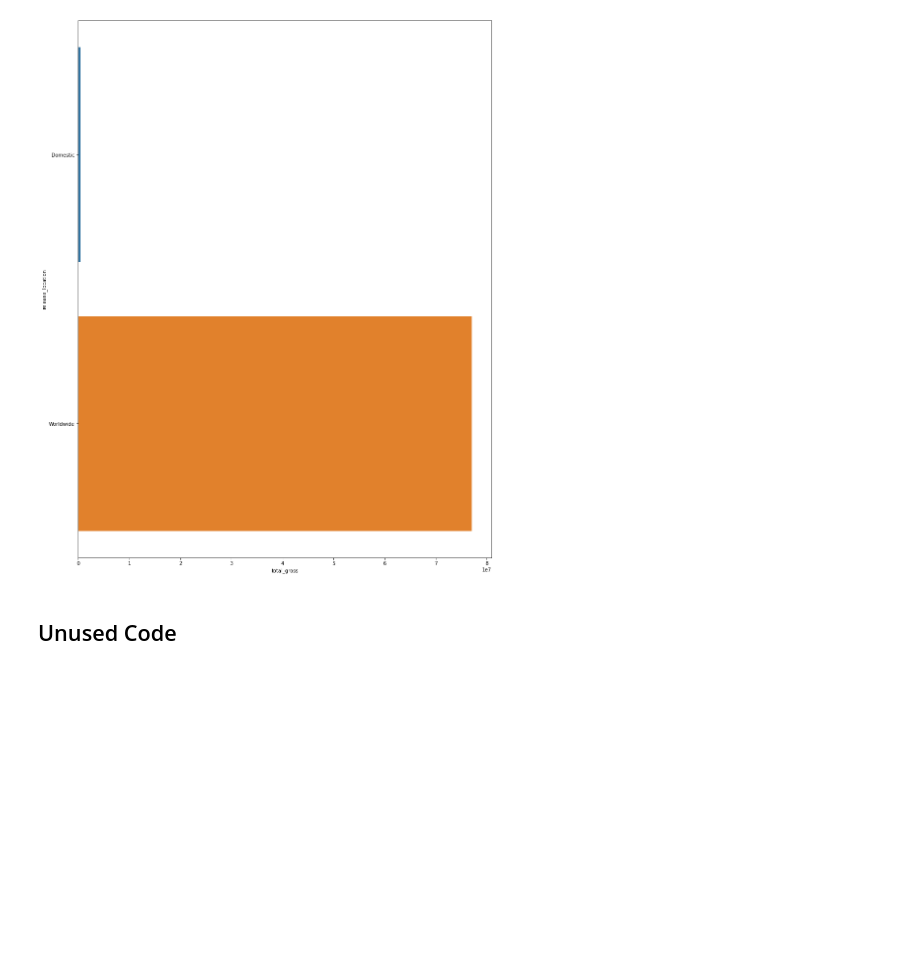
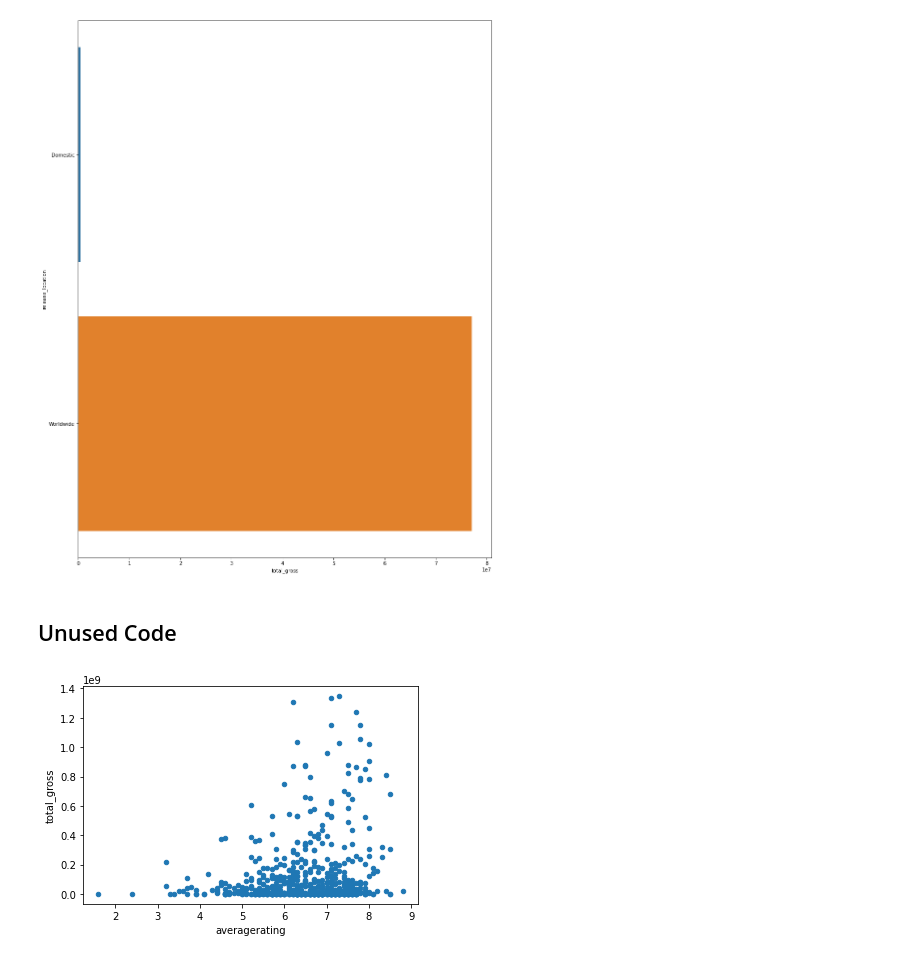
Before and after one commit to drkfitz13/dsc-phase-1-project, a Jupyter notebook: student.ipynb, the cells around one changed output. Saved outputs shown, nothing was run; the diff lists cells and outputs as text; code cells hidden in the pictures; blank space fills up the shorter version.

Commit message:
Added presentation, updated figures in jupyter notebook

```diff
--- a/student.ipynb
+++ b/student.ipynb
@@ -812,7 +812,9 @@ sns.barplot(y=df_combined['release_location'], x=df_combined['total_gross'],
 # %%
 #df_combined.plot('runtime_minutes','total_gross', kind='scatter');
 # %%
-#df_combined.plot('averagerating','total_gross', kind='scatter');
+df_combined.plot('averagerating','total_gross', kind='scatter');
+# %% [output]
+[figure, added]
 # %%
 #df_combined
 # %%
```
